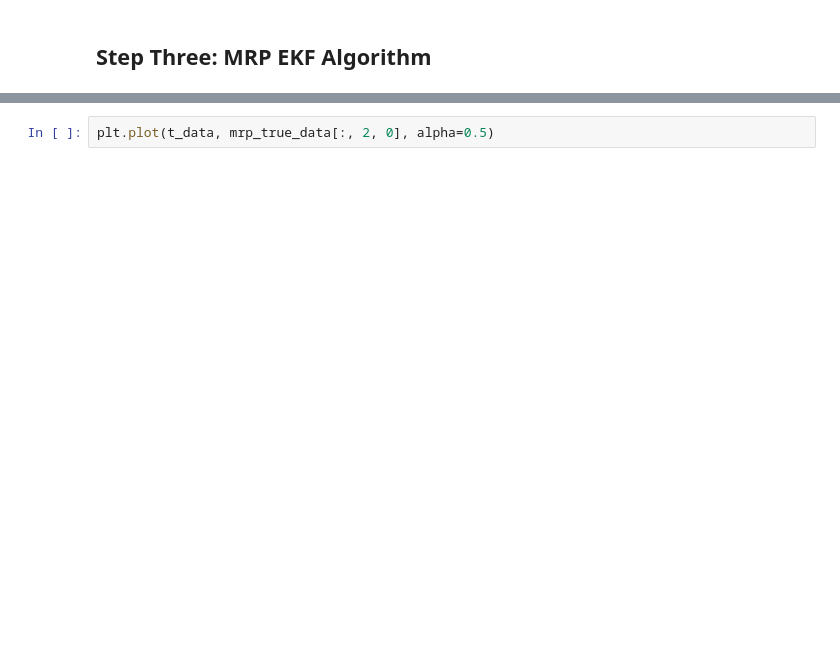
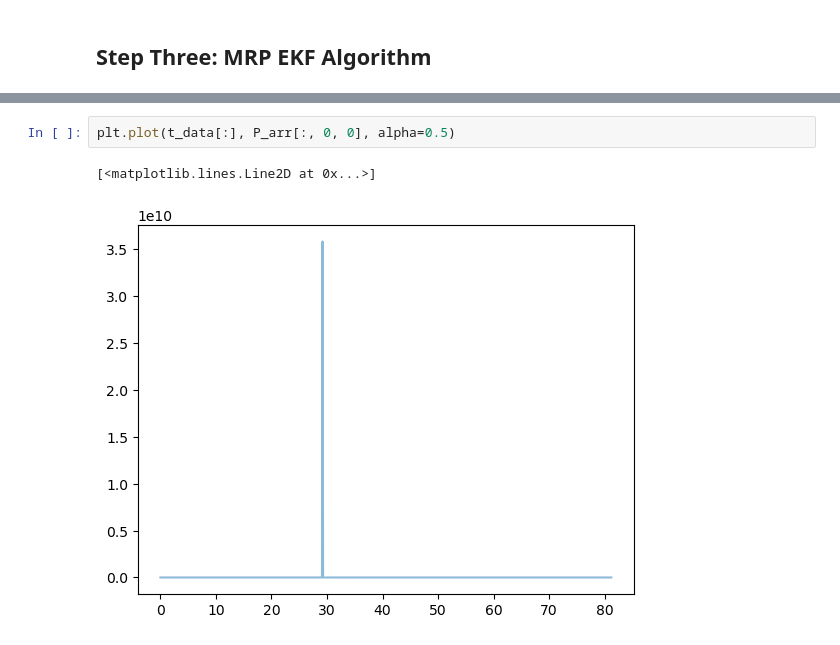
Before and after one commit to jhand1993/jaxitude, a Jupyter notebook: demos/demo_mrp_ekf.ipynb, the cells around one changed output, grey strips where cells are left out. Drawn from its saved outputs; the diff is of its cells as text; blank space fills up the shorter version.

```diff
--- a/demos/demo_mrp_ekf.ipynb
+++ b/demos/demo_mrp_ekf.ipynb
@@ -222,2 +199,5 @@ plt.ylim([-0.2, 0.2])
 # %%
-plt.plot(t_data, mrp_true_data[:, 2, 0], alpha=0.5)
+plt.plot(t_data[:], P_arr[:, 0, 0], alpha=0.5)
+# %% [output]
+[<matplotlib.lines.Line2D at 0x...>]
+[figure, added]
```
Also changed, not shown: parts of 12 cells of this notebook, 5 other files.
